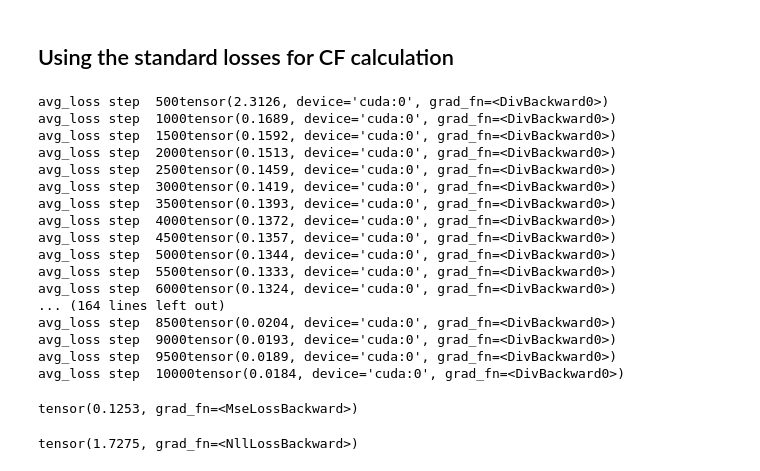
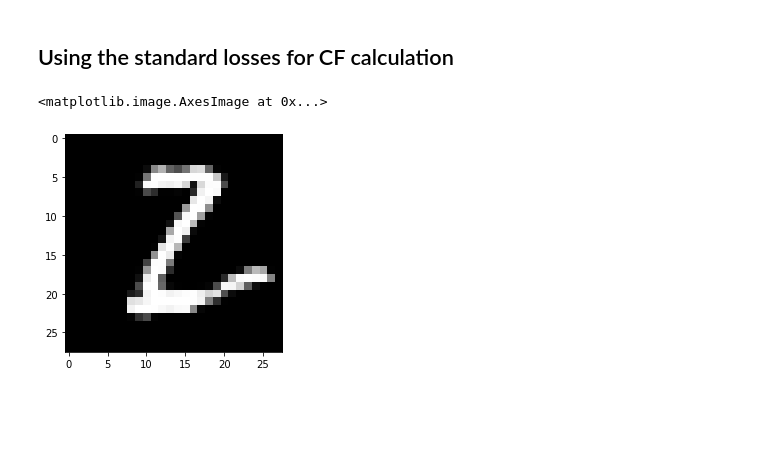
Before and after one commit to Mahantesh-Pattadkal-1993/CounterFactuals_GANs, a Jupyter notebook: Counterfactual_Computation.ipynb, the cells around one changed output. Saved outputs shown, nothing was run; the diff lists cells and outputs as text; code cells hidden in the pictures; blank space fills up the shorter version.

```diff
--- a/Counterfactual_Computation.ipynb
+++ b/Counterfactual_Computation.ipynb
@@ -618,44 +681,45 @@ plt.imshow(npimgs[0],cmap='Greys_r')
 # %% [markdown]
 ## Using the standard losses for CF calculation
 # %%
-#Tried using nn.losses
+#Using nn.losses
 
 import torch.optim as optim
 import torch
 cos = nn.CosineSimilarity(dim=1, eps=1e-6)
 torch.manual_seed(100)
-z_semi = torch.randn(1, 100,1,1).to(device)
-step_size = 0.01
+#z_semi = torch.randn(1, 100,1,1).to(device)
+step_size = 0.1
 
 #Find the image closer to the original one but target prediction
 criterion1 = nn.MSELoss()
 nll = nn.NLLLoss()
 CE_loss = nn.CrossEntropyLoss()
 l1_loss = nn.L1Loss()
-optimizer = optim.SGD([z_semi], lr=0.01)
+BCE = nn.BCELoss()
+#optimizer = optim.SGD([z_semi], lr=0.01)
+
 
 #using latent dimension distance
 latent_z = []
-for cnt in range(1,10,1):
+for cnt in range(2,3,1):
   z_semi = z_org.to(device)
 
   overall_loss = 0
   i=1
-  while (i<=10000):
+  while (i<=2500):
     z_semi.requires_grad = True
-    #loss1 = torch.square(torch.abs(z_org-z_semi)).sum() # distance in latent dimension
 
     loss1 = criterion1(z_org,z_semi) # distance using MSE
     loss2 = CE_loss(Classifier_model_logits(G(z_semi))[1],torch.tensor([cnt]).to(device) ) # ensure the class is maintained
-    loss3 = l1_loss(D(G(z_semi)), torch.tensor([[1.0]]).to(device))
+    loss3 = BCE(D(G(z_semi)), torch.tensor([1.0]).to(device))
 
 
     #loss =  loss1 + loss2  # without PR
-    loss = loss1 + loss2 + 0.1*loss3 #with PR
+    loss = loss1 + loss2 + 0.01*loss3 #with PR
 
     z_semi.grad = None
     loss.backward(retain_graph=True)
-    optimizer.step()
+    #optimizer.step()
     z_semi.requires_grad = False
     z_semi = z_semi - z_semi.grad * step_size
     i = i+1
@@ -665,32 +729,16 @@ for cnt in range(1,10,1):
 
       avg_loss = overall_loss/500.0
       print("avg_loss " + "step " + " " +str(i) + str (avg_loss))
-      #print("avg_loss_old " + "step " + str(i) + str (avg_loss_old))
+
       overall_loss = 0
   latent_z.append(z_semi)
-# %% [output]
-avg_loss step  500tensor(2.3126, device='cuda:0', grad_fn=<DivBackward0>)
-avg_loss step  1000tensor(0.1689, device='cuda:0', grad_fn=<DivBackward0>)
-avg_loss step  1500tensor(0.1592, device='cuda:0', grad_fn=<DivBackward0>)
-avg_loss step  2000tensor(0.1513, device='cuda:0', grad_fn=<DivBackward0>)
-avg_loss step  2500tensor(0.1459, device='cuda:0', grad_fn=<DivBackward0>)
-avg_loss step  3000tensor(0.1419, device='cuda:0', grad_fn=<DivBackward0>)
-avg_loss step  3500tensor(0.1393, device='cuda:0', grad_fn=<DivBackward0>)
-avg_loss step  4000tensor(0.1372, device='cuda:0', grad_fn=<DivBackward0>)
-avg_loss step  4500tensor(0.1357, device='cuda:0', grad_fn=<DivBackward0>)
-avg_loss step  5000tensor(0.1344, device='cuda:0', grad_fn=<DivBackward0>)
-avg_loss step  5500tensor(0.1333, device='cuda:0', grad_fn=<DivBackward0>)
-avg_loss step  6000tensor(0.1324, device='cuda:0', grad_fn=<DivBackward0>)
-... (164 lines left out)
-avg_loss step  8500tensor(0.0204, device='cuda:0', grad_fn=<DivBackward0>)
-avg_loss step  9000tensor(0.0193, device='cuda:0', grad_fn=<DivBackward0>)
-avg_loss step  9500tensor(0.0189, device='cuda:0', grad_fn=<DivBackward0>)
-avg_loss step  10000tensor(0.0184, device='cuda:0', grad_fn=<DivBackward0>)
-# %%
-loss1
-# %% [output]
-tensor(0.1253, grad_fn=<MseLossBackward>)
-# %%
-CE_loss(Classifier_model_logits(G(z_semi))[1],torch.tensor([6]) )
-# %% [output]
-tensor(1.7275, grad_fn=<NllLossBackward>)
+# %%
+# Plotting the semi factual image according to the cf found by the latent dimension loss and target class provided
+G_img= G(latent_z[40])
+G_img = G_img.to('cpu')
+npimgs = G_img[0].detach().numpy()
+#print(npimgs.shape)
+plt.imshow(npimgs[0],cmap='Greys_r')
+# %% [output]
+<matplotlib.image.AxesImage at 0x...>
+[figure, added]
```
Also changed, not shown: parts of 24 cells of this notebook.
